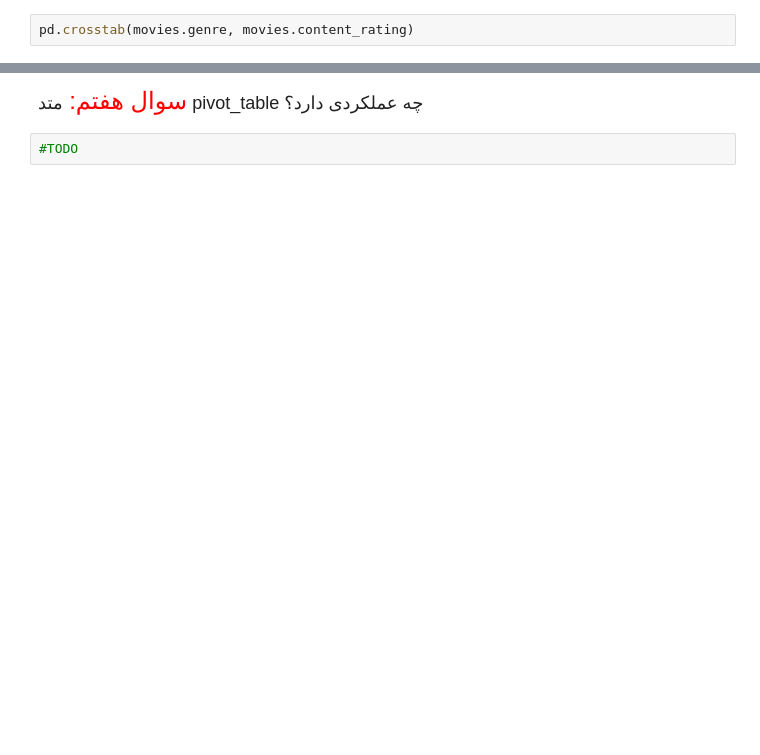
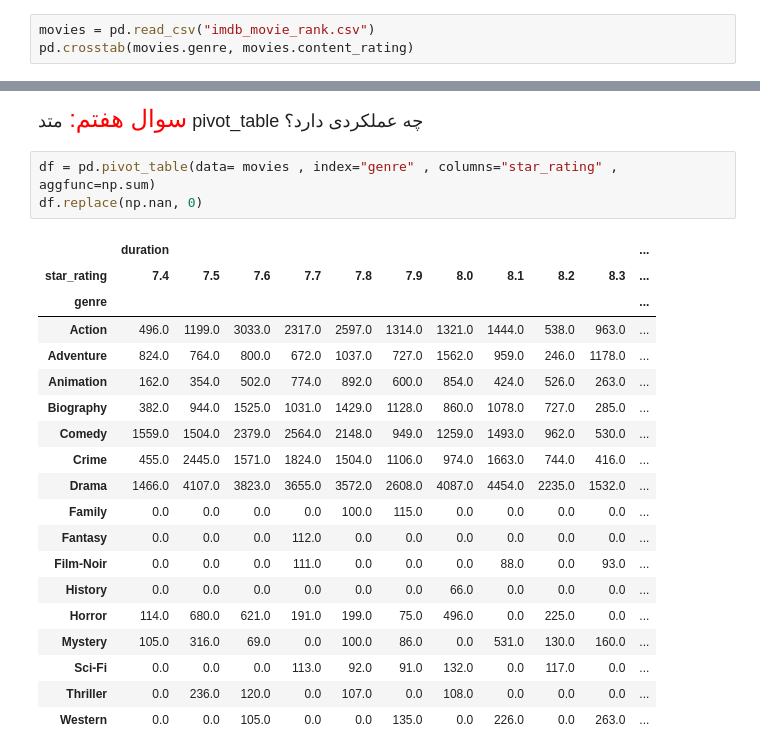
Before and after one commit to MapsaBootCamp/ML3_EXERCISE, a Jupyter notebook: week3_exercise.ipynb, the cells around one changed output, grey strips where cells are left out. Saved outputs shown, nothing was run; the diff lists cells and outputs as text; blank space fills up the shorter version.

```diff
--- a/week3_exercise.ipynb
+++ b/week3_exercise.ipynb
@@ -204,2 +418,3 @@ movies.describe()
 # %%
+movies = pd.read_csv("imdb_movie_rank.csv")
 pd.crosstab(movies.genre, movies.content_rating)
@@ -250,4 +535,25 @@ movies.corr()
     </font>
 </div>
 # %%
-#TODO
+df = pd.pivot_table(data= movies , index="genre" , columns="star_rating" , aggfunc=np.sum)
+df.replace(np.nan, 0)
+# %% [output]
+|  | duration |  |  |  |  |  |  |  |  |  | ... |
+| star_rating | 7.4 | 7.5 | 7.6 | 7.7 | 7.8 | 7.9 | 8.0 | 8.1 | 8.2 | 8.3 | ... |
+| genre |  |  |  |  |  |  |  |  |  |  | ... |
+| Action | 496.0 | 1199.0 | 3033.0 | 2317.0 | 2597.0 | 1314.0 | 1321.0 | 1444.0 | 538.0 | 963.0 | ... |
+| Adventure | 824.0 | 764.0 | 800.0 | 672.0 | 1037.0 | 727.0 | 1562.0 | 959.0 | 246.0 | 1178.0 | ... |
+| Animation | 162.0 | 354.0 | 502.0 | 774.0 | 892.0 | 600.0 | 854.0 | 424.0 | 526.0 | 263.0 | ... |
+| Biography | 382.0 | 944.0 | 1525.0 | 1031.0 | 1429.0 | 1128.0 | 860.0 | 1078.0 | 727.0 | 285.0 | ... |
+| Comedy | 1559.0 | 1504.0 | 2379.0 | 2564.0 | 2148.0 | 949.0 | 1259.0 | 1493.0 | 962.0 | 530.0 | ... |
+| Crime | 455.0 | 2445.0 | 1571.0 | 1824.0 | 1504.0 | 1106.0 | 974.0 | 1663.0 | 744.0 | 416.0 | ... |
+| Drama | 1466.0 | 4107.0 | 3823.0 | 3655.0 | 3572.0 | 2608.0 | 4087.0 | 4454.0 | 2235.0 | 1532.0 | ... |
+| Family | 0.0 | 0.0 | 0.0 | 0.0 | 100.0 | 115.0 | 0.0 | 0.0 | 0.0 | 0.0 | ... |
+| Fantasy | 0.0 | 0.0 | 0.0 | 112.0 | 0.0 | 0.0 | 0.0 | 0.0 | 0.0 | 0.0 | ... |
+| Film-Noir | 0.0 | 0.0 | 0.0 | 111.0 | 0.0 | 0.0 | 0.0 | 88.0 | 0.0 | 93.0 | ... |
+| History | 0.0 | 0.0 | 0.0 | 0.0 | 0.0 | 0.0 | 66.0 | 0.0 | 0.0 | 0.0 | ... |
+| Horror | 114.0 | 680.0 | 621.0 | 191.0 | 199.0 | 75.0 | 496.0 | 0.0 | 225.0 | 0.0 | ... |
+| Mystery | 105.0 | 316.0 | 69.0 | 0.0 | 100.0 | 86.0 | 0.0 | 531.0 | 130.0 | 160.0 | ... |
+| Sci-Fi | 0.0 | 0.0 | 0.0 | 113.0 | 92.0 | 91.0 | 132.0 | 0.0 | 117.0 | 0.0 | ... |
+| Thriller | 0.0 | 236.0 | 120.0 | 0.0 | 107.0 | 0.0 | 108.0 | 0.0 | 0.0 | 0.0 | ... |
+| Western | 0.0 | 0.0 | 105.0 | 0.0 | 0.0 | 135.0 | 0.0 | 226.0 | 0.0 | 263.0 | ... |
```
Also changed, not shown: parts of 40 cells of this notebook.
